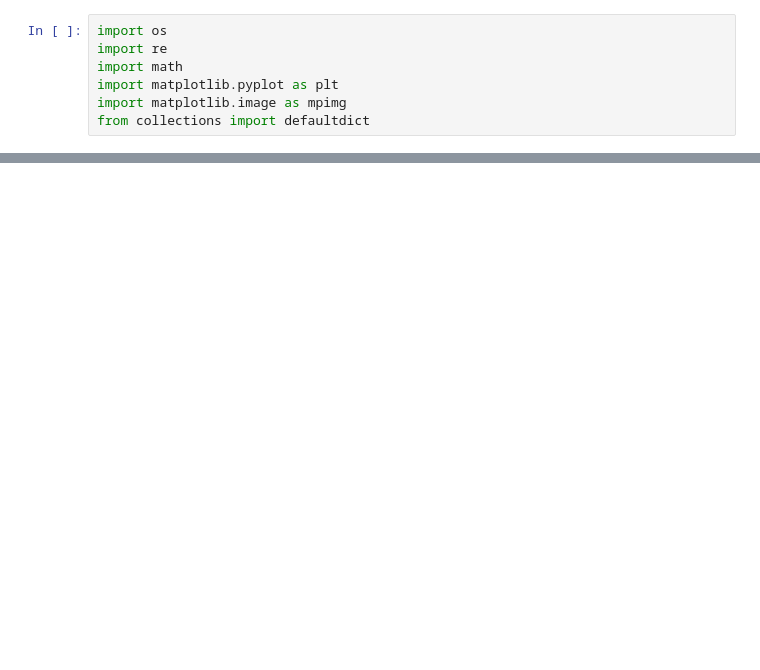
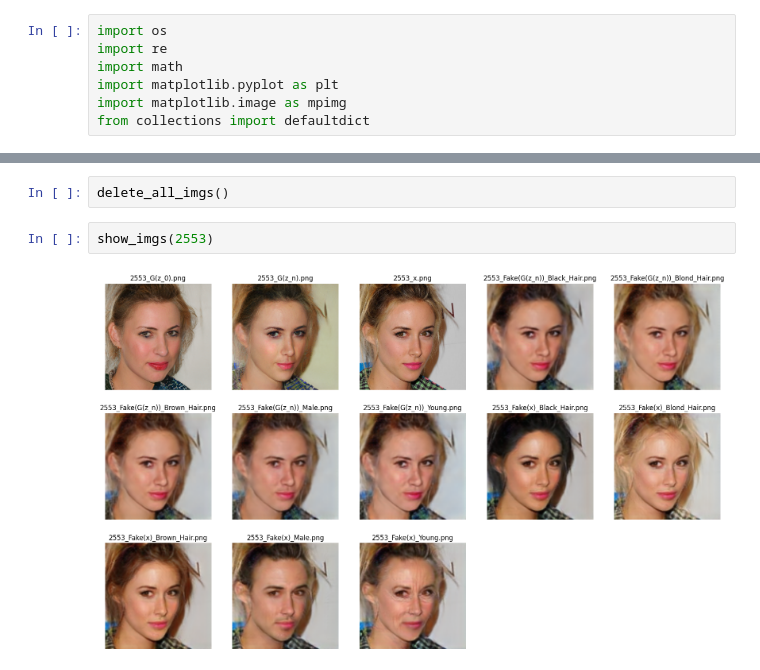
Before and after one commit to fangxuehouwuming/adv-reconstruction, a Jupyter notebook: workplace.ipynb, the cells around one changed output, grey strips where cells are left out. Saved outputs shown, nothing was run; the diff lists cells and outputs as text; blank space fills up the shorter version.

Commit message:
modify the image output name

```diff
--- a/workplace.ipynb
+++ b/workplace.ipynb
@@ -42,0 +50,6 @@ plt.show()
+# %%
+delete_all_imgs()
+# %%
+show_imgs(2553)
+# %% [output]
+[figure, added]
```
Also changed, not shown: parts of 2 cells of this notebook, 21 other files.
